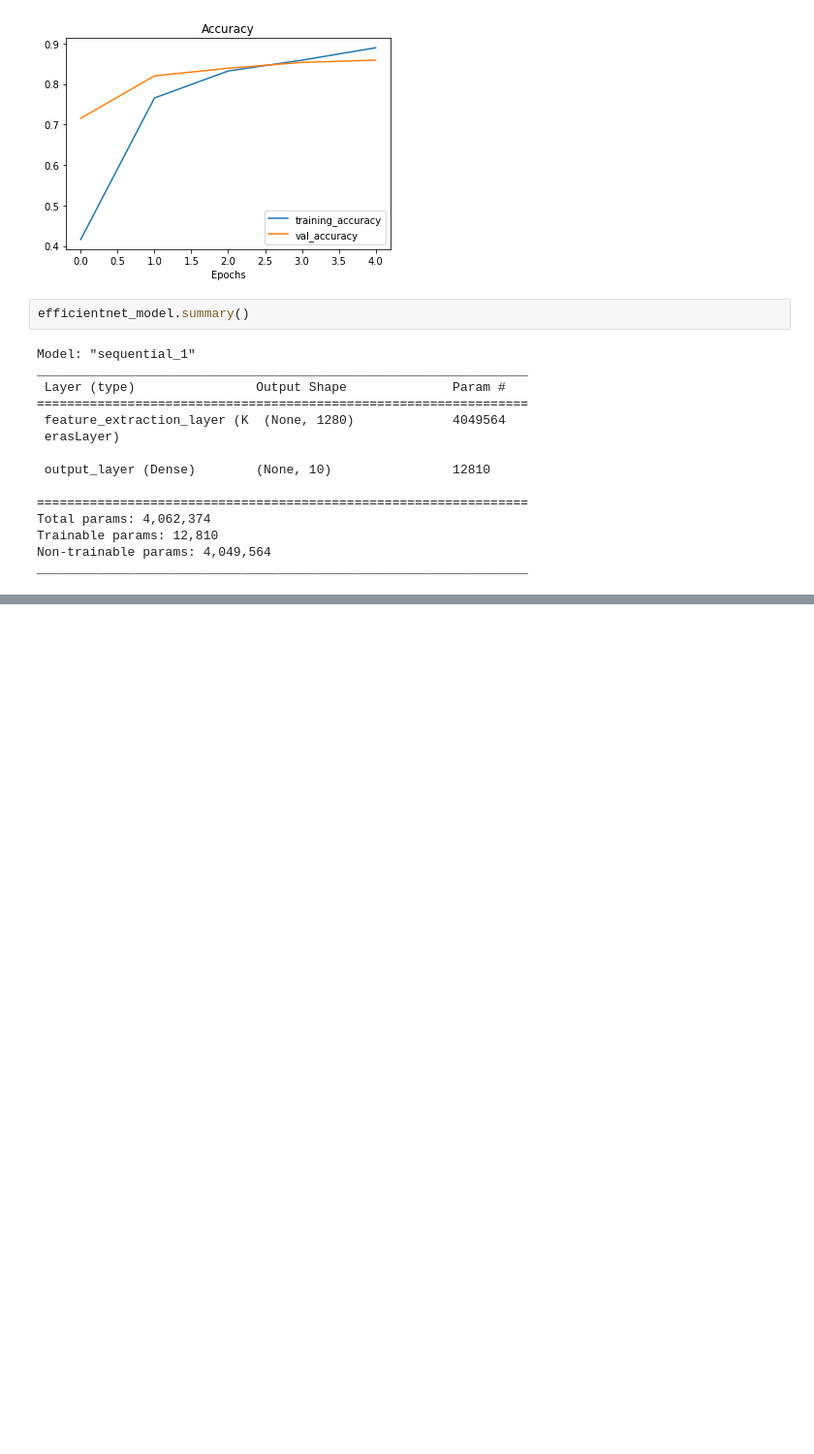
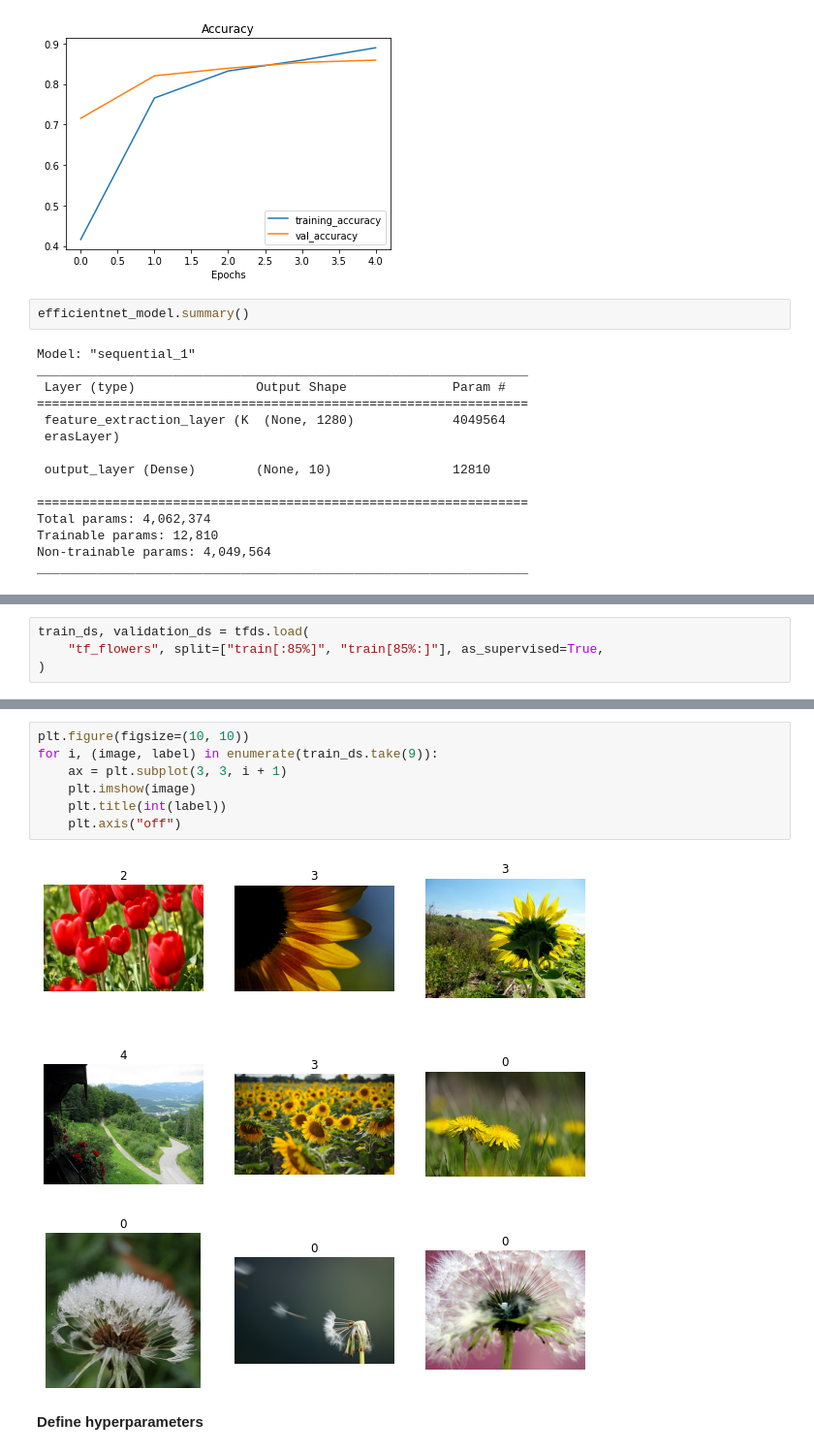
Before and after one commit to cmpe130weifeng/cmpe258_hw6, a Jupyter notebook: hw6.ipynb, the cells around one changed output, grey strips where cells are left out. Shown: that part at 97% size. Saved outputs shown, nothing was run; the diff lists cells and outputs as text; blank space fills up the shorter version.

```diff
--- a/hw6.ipynb
+++ b/hw6.ipynb
@@ -359,0 +634,4 @@ _________________________________________________________________
+# %%
+train_ds, validation_ds = tfds.load(
+    "tf_flowers", split=["train[:85%]", "train[85%:]"], as_supervised=True,
+)
@@ -359,0 +645,11 @@ _________________________________________________________________
+# %%
+plt.figure(figsize=(10, 10))
+for i, (image, label) in enumerate(train_ds.take(9)):
+    ax = plt.subplot(3, 3, i + 1)
+    plt.imshow(image)
+    plt.title(int(label))
+    plt.axis("off")
+# %% [output]
+[figure, added]
+# %% [markdown]
+**Define hyperparameters**
```
Also changed, not shown: parts of 47 cells of this notebook.
